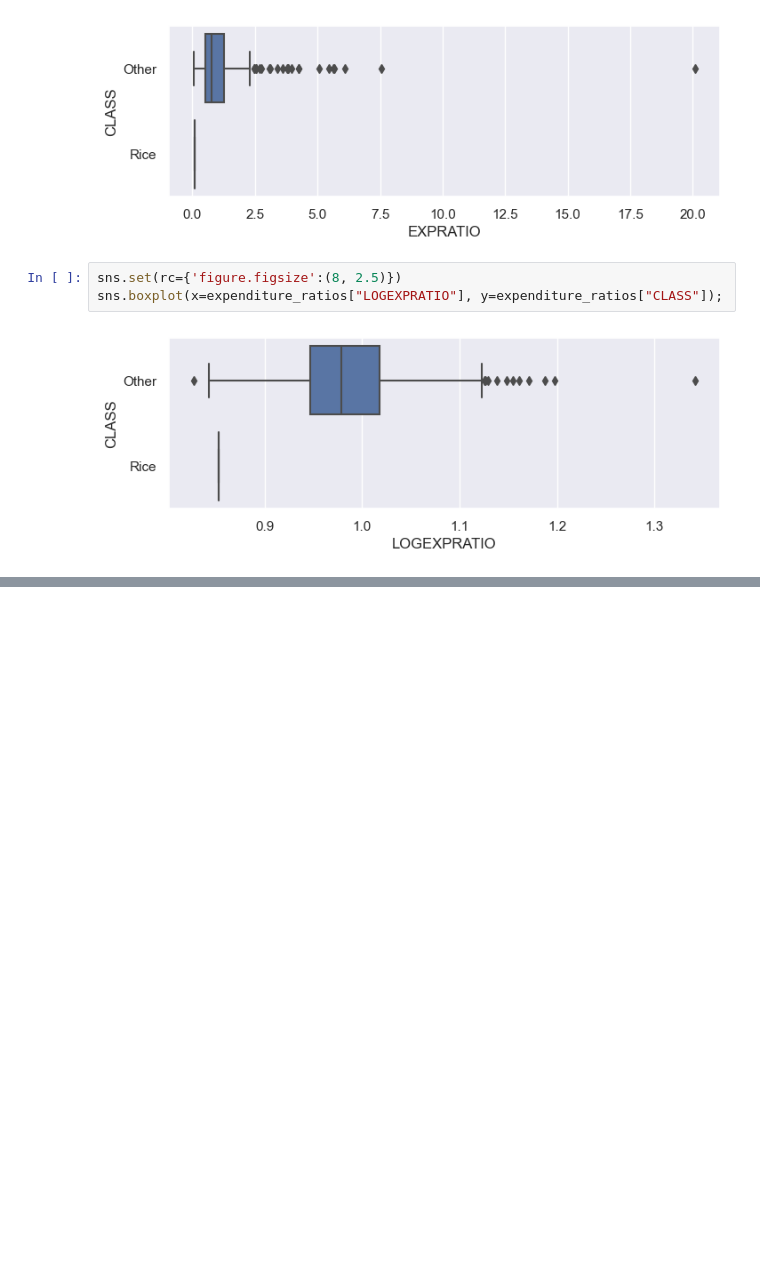
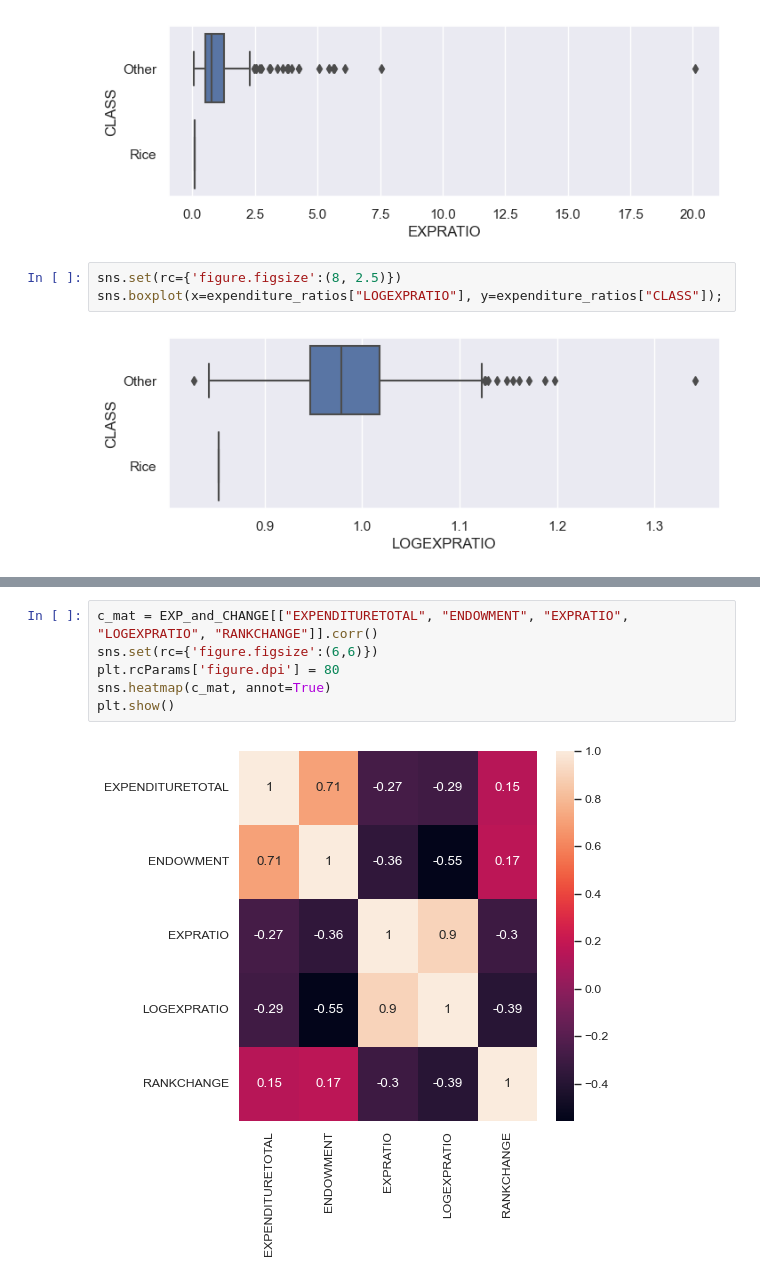
Before and after one commit to fadilf/college, a Jupyter notebook: EDA.ipynb, the cells around one changed output, grey strips where cells are left out. Saved outputs shown, nothing was run; the diff lists cells and outputs as text; blank space fills up the shorter version.

```diff
--- a/EDA.ipynb
+++ b/EDA.ipynb
@@ -160,0 +179,8 @@ sns.boxplot(x=expenditure_ratios["LOGEXPRATIO"], y=expenditure_ratios["CLASS"]);
+# %%
+c_mat = EXP_and_CHANGE[["EXPENDITURETOTAL", "ENDOWMENT", "EXPRATIO", "LOGEXPRATIO", "RANKCHANGE"]].corr()
+sns.set(rc={'figure.figsize':(6,6)})
+plt.rcParams['figure.dpi'] = 80
+sns.heatmap(c_mat, annot=True)
+plt.show()
+# %% [output]
+[figure, added]
```
Also changed, not shown: parts of 6 cells of this notebook.
